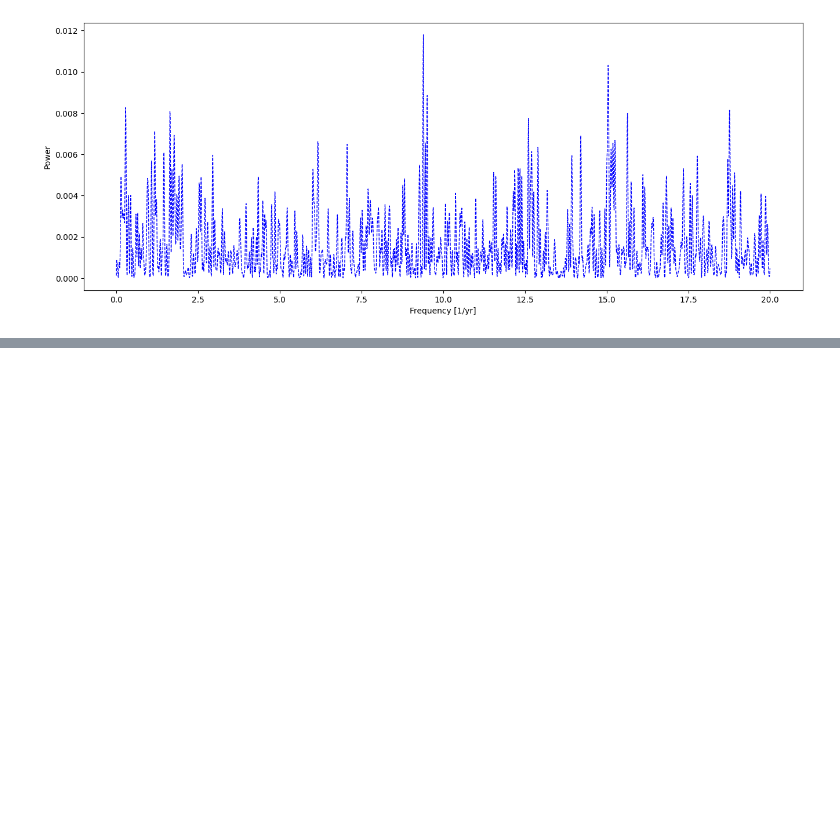
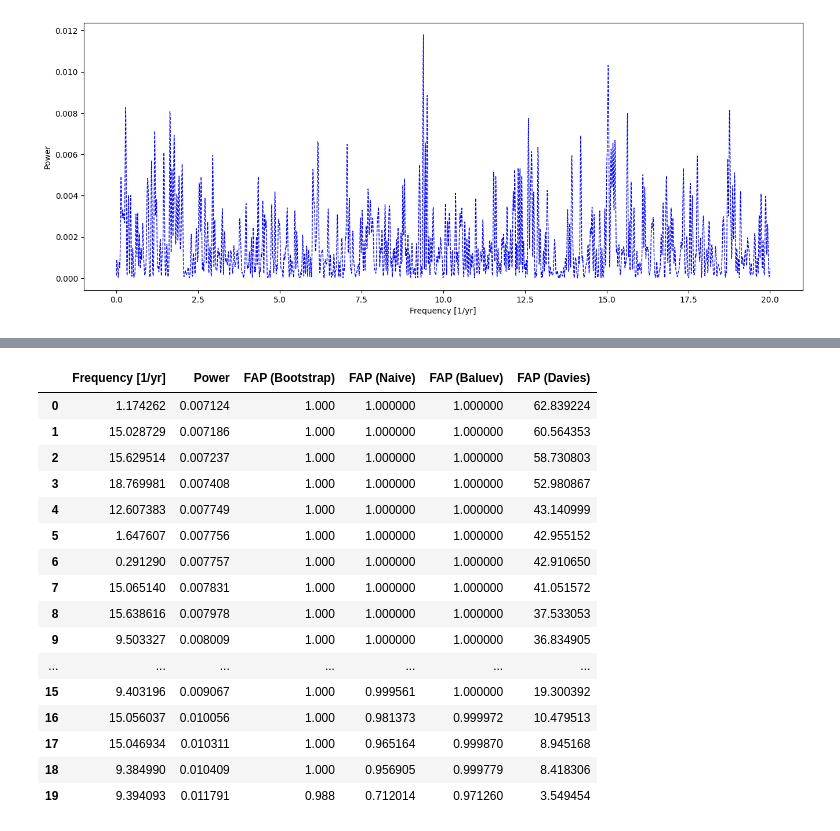
Before and after one commit to DarkWake9/Project-LP, a Jupyter notebook: task3.ipynb, the cells around one changed output, grey strips where cells are left out. Drawn from its saved outputs; the diff is of its cells as text; code cells hidden in the pictures; blank space fills up the shorter version.

```diff
--- a/task3.ipynb
+++ b/task3.ipynb
@@ -171,0 +301,22 @@ plt.show()
+# %%
+table2 = pd.DataFrame({'Frequency [1/yr]': top4_freq_d2, 'Power': top4_power_d2, 'FAP (Bootstrap)': lsp_d2.false_alarm_probability(top4_power_d2, method='bootstrap'), 'FAP (Naive)': lsp_d2.false_alarm_probability(top4_power_d2, method='naive'), 'FAP (Baluev)': lsp_d2.false_alarm_probability(top4_power_d2, method='baluev'), 'FAP (Davies)': lsp_d2.false_alarm_probability(top4_power_d2, method='davies')})
+# %%
+table2
+# %% [output]
+|  | Frequency [1/yr] | Power | FAP (Bootstrap) | FAP (Naive) | FAP (Baluev) | FAP (Davies) |
+| 0 | 1.174262 | 0.007124 | 1.000 | 1.000000 | 1.000000 | 62.839224 |
+| 1 | 15.028729 | 0.007186 | 1.000 | 1.000000 | 1.000000 | 60.564353 |
+| 2 | 15.629514 | 0.007237 | 1.000 | 1.000000 | 1.000000 | 58.730803 |
+| 3 | 18.769981 | 0.007408 | 1.000 | 1.000000 | 1.000000 | 52.980867 |
+| 4 | 12.607383 | 0.007749 | 1.000 | 1.000000 | 1.000000 | 43.140999 |
+| 5 | 1.647607 | 0.007756 | 1.000 | 1.000000 | 1.000000 | 42.955152 |
+| 6 | 0.291290 | 0.007757 | 1.000 | 1.000000 | 1.000000 | 42.910650 |
+| 7 | 15.065140 | 0.007831 | 1.000 | 1.000000 | 1.000000 | 41.051572 |
+| 8 | 15.638616 | 0.007978 | 1.000 | 1.000000 | 1.000000 | 37.533053 |
+| 9 | 9.503327 | 0.008009 | 1.000 | 1.000000 | 1.000000 | 36.834905 |
+| ... | ... | ... | ... | ... | ... | ... |
+| 15 | 9.403196 | 0.009067 | 1.000 | 0.999561 | 1.000000 | 19.300392 |
+| 16 | 15.056037 | 0.010056 | 1.000 | 0.981373 | 0.999972 | 10.479513 |
+| 17 | 15.046934 | 0.010311 | 1.000 | 0.965164 | 0.999870 | 8.945168 |
+| 18 | 9.384990 | 0.010409 | 1.000 | 0.956905 | 0.999779 | 8.418306 |
+| 19 | 9.394093 | 0.011791 | 0.988 | 0.712014 | 0.971260 | 3.549454 |
```
Also changed, not shown: parts of 30 cells of this notebook, 4 other files.
